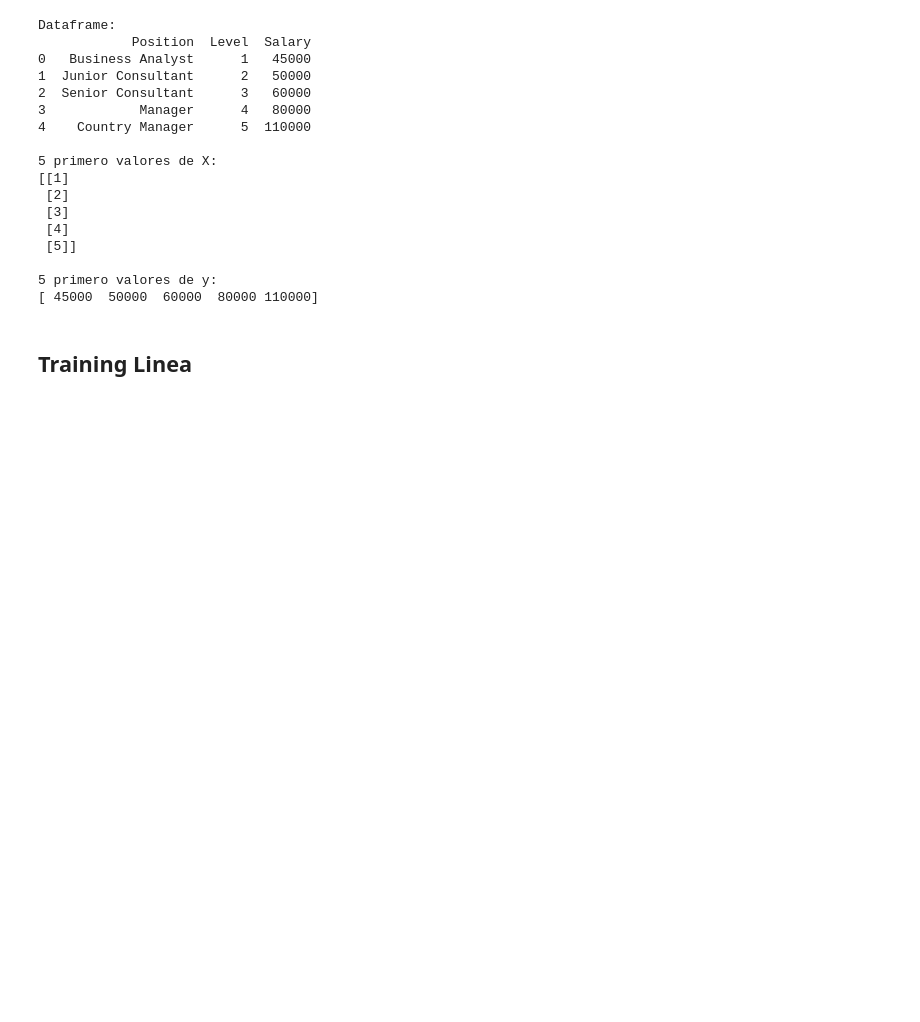
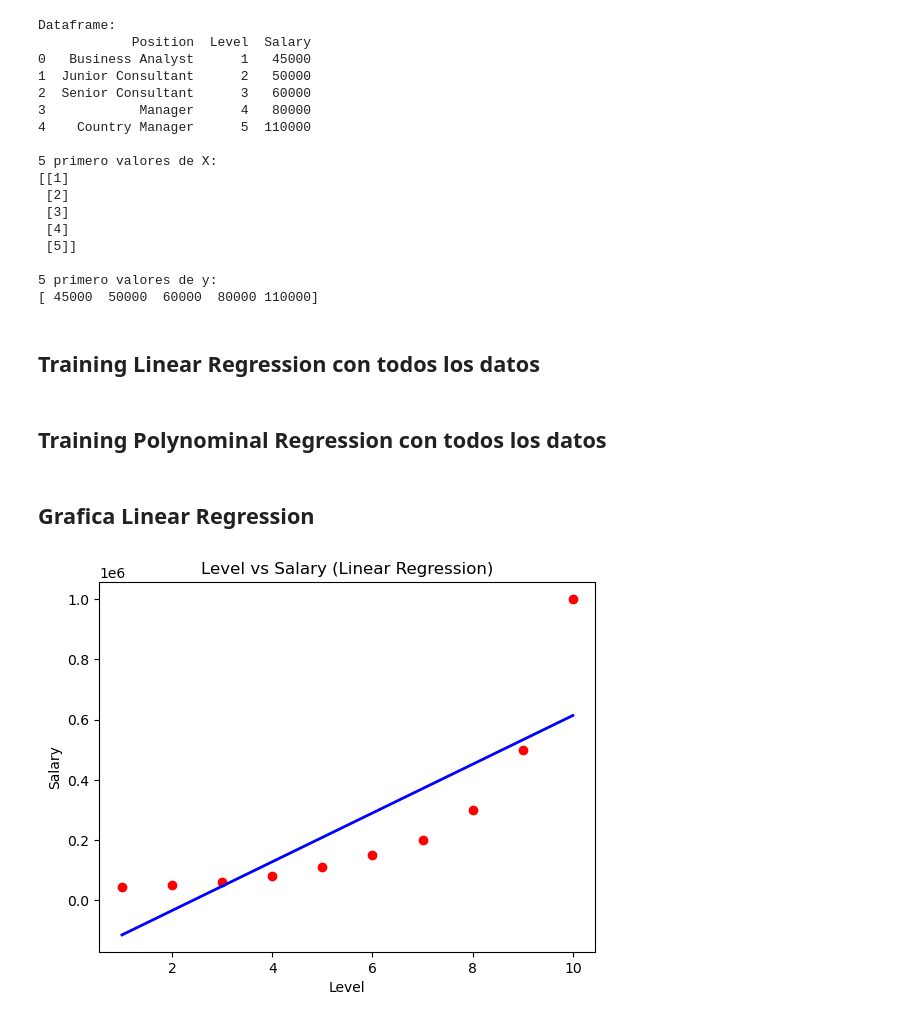
Before and after one commit to juancabrera-r/ML_projects, a Jupyter notebook: Regression/Polynomial Linear Regression/Position_salaries.ipynb, the cells around one changed output. Drawn from its saved outputs; the diff is of its cells as text; code cells hidden in the pictures; blank space fills up the shorter version.

Commit message:
Polynomial Regression
Proyecto finalizado

```diff
--- a/Regression/Polynomial Linear Regression/Position_salaries.ipynb
+++ b/Regression/Polynomial Linear Regression/Position_salaries.ipynb
@@ -45,4 +46,8 @@ Dataframe:
 5 primero valores de y:
 [ 45000  50000  60000  80000 110000]
 # %% [markdown]
-## Training Linea
+## Training Linear Regression con todos los datos
+# %%
+linear_model = LinearRegression().fit(X, y)
+# %% [markdown]
+## Training Polynominal Regression con todos los datos
@@ -48,0 +58,12 @@ Dataframe:
+# %% [markdown]
+## Grafica Linear Regression
+# %%
+plt.scatter(X, y, color="red")
+plt.plot(X, linear_model.predict(X), color="blue", linewidth=2)
+
+plt.title("Level vs Salary (Linear Regression)")
+plt.xlabel("Level")
+plt.ylabel("Salary")
+plt.show()
+# %% [output]
+[figure, added]
```
Also changed, not shown: parts of 8 cells of this notebook.
